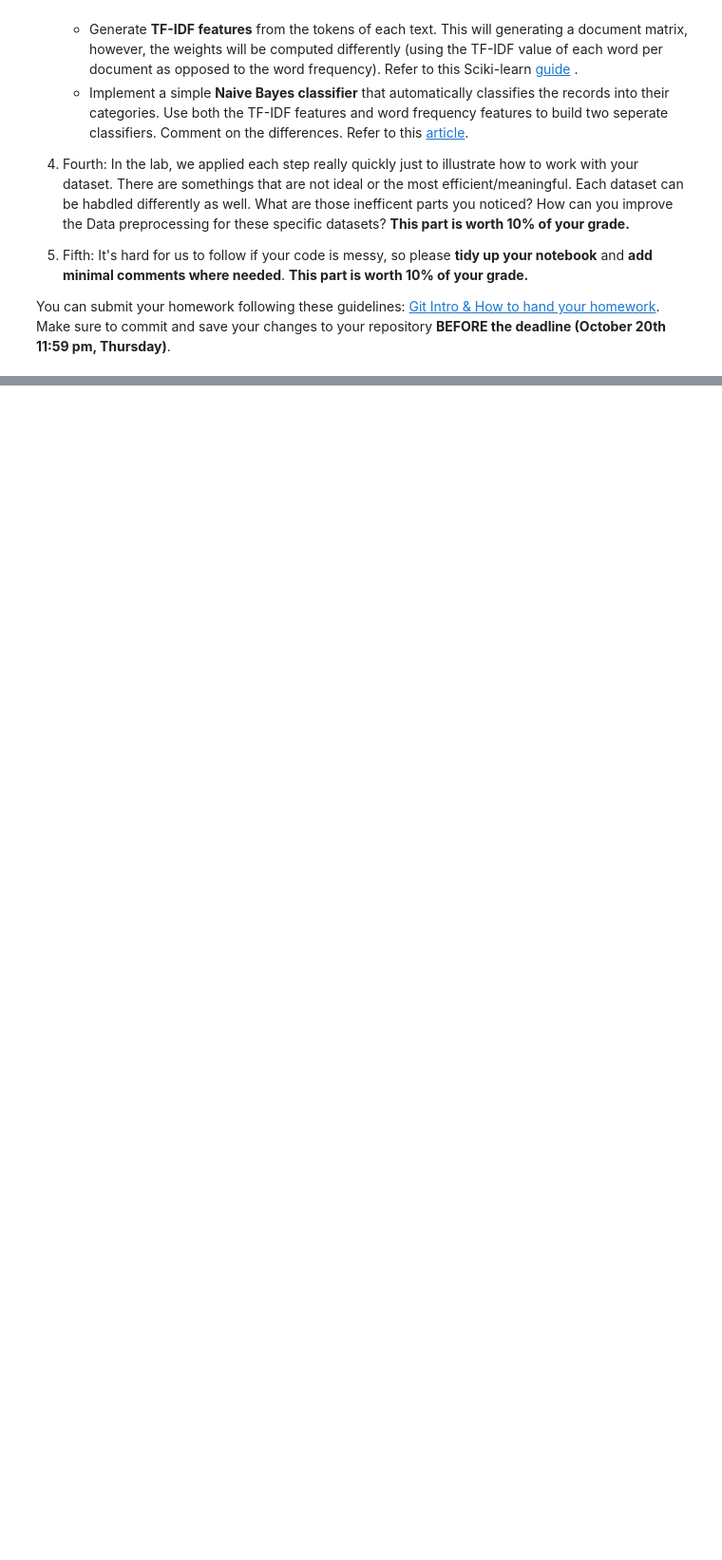
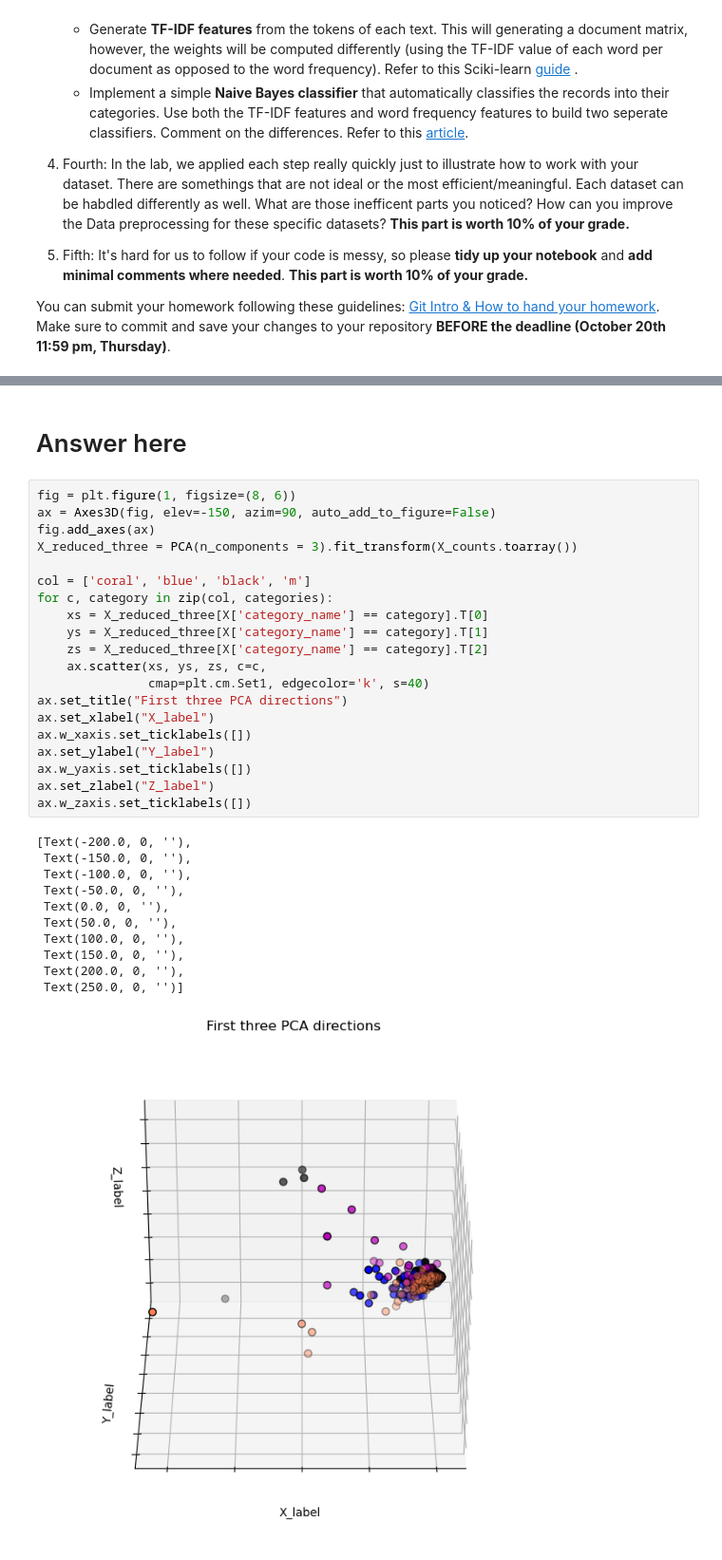
Before and after one commit to Nickstree/DM2022-Lab1-Homework, a Jupyter notebook: DM2022-Lab1-Homework.ipynb, the cells around one changed output, grey strips where cells are left out. Shown at 95% size. Saved outputs shown, nothing was run; the diff lists cells and outputs as text; blank space fills up the shorter version.

```diff
--- a/DM2022-Lab1-Homework.ipynb
+++ b/DM2022-Lab1-Homework.ipynb
@@ -35,0 +402,34 @@ You can submit your homework following these guidelines: [Git Intro & How to han
+# %% [markdown]
+# Answer here
+# %%
+fig = plt.figure(1, figsize=(8, 6))
+ax = Axes3D(fig, elev=-150, azim=90, auto_add_to_figure=False)
+fig.add_axes(ax)
+X_reduced_three = PCA(n_components = 3).fit_transform(X_counts.toarray())
+
+col = ['coral', 'blue', 'black', 'm']
+for c, category in zip(col, categories):
+    xs = X_reduced_three[X['category_name'] == category].T[0]
+    ys = X_reduced_three[X['category_name'] == category].T[1]
+    zs = X_reduced_three[X['category_name'] == category].T[2]
+    ax.scatter(xs, ys, zs, c=c,
+               cmap=plt.cm.Set1, edgecolor='k', s=40)
+ax.set_title("First three PCA directions")
+ax.set_xlabel("X_label")
+ax.w_xaxis.set_ticklabels([])
+ax.set_ylabel("Y_label")
+ax.w_yaxis.set_ticklabels([])
+ax.set_zlabel("Z_label")
+ax.w_zaxis.set_ticklabels([])
+# %% [output]
+[Text(-200.0, 0, ''),
+ Text(-150.0, 0, ''),
+ Text(-100.0, 0, ''),
+ Text(-50.0, 0, ''),
+ Text(0.0, 0, ''),
+ Text(50.0, 0, ''),
+ Text(100.0, 0, ''),
+ Text(150.0, 0, ''),
+ Text(200.0, 0, ''),
+ Text(250.0, 0, '')]
+[figure, added]
```
Also changed, not shown: parts of 142 cells of this notebook, 9 other files.
